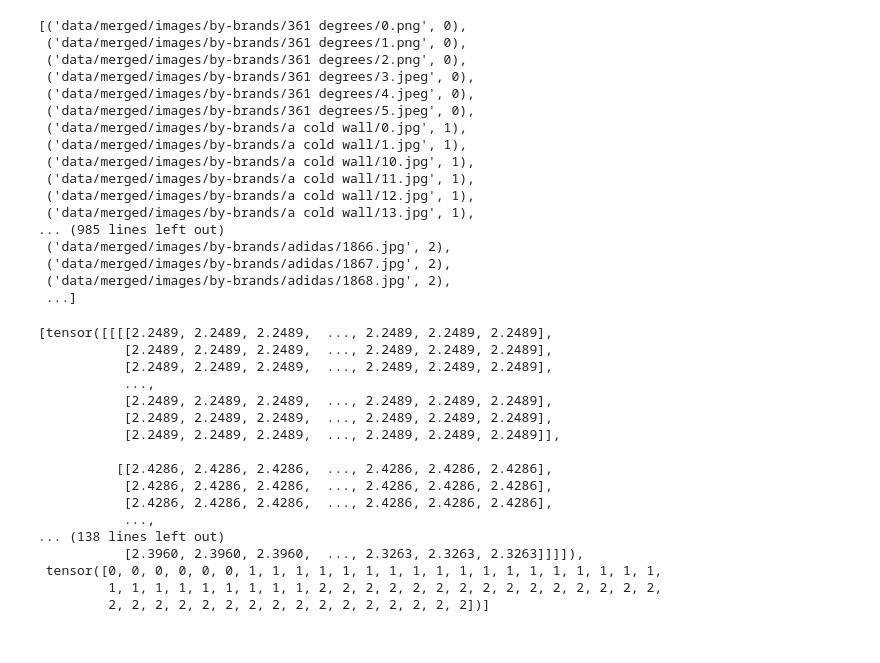
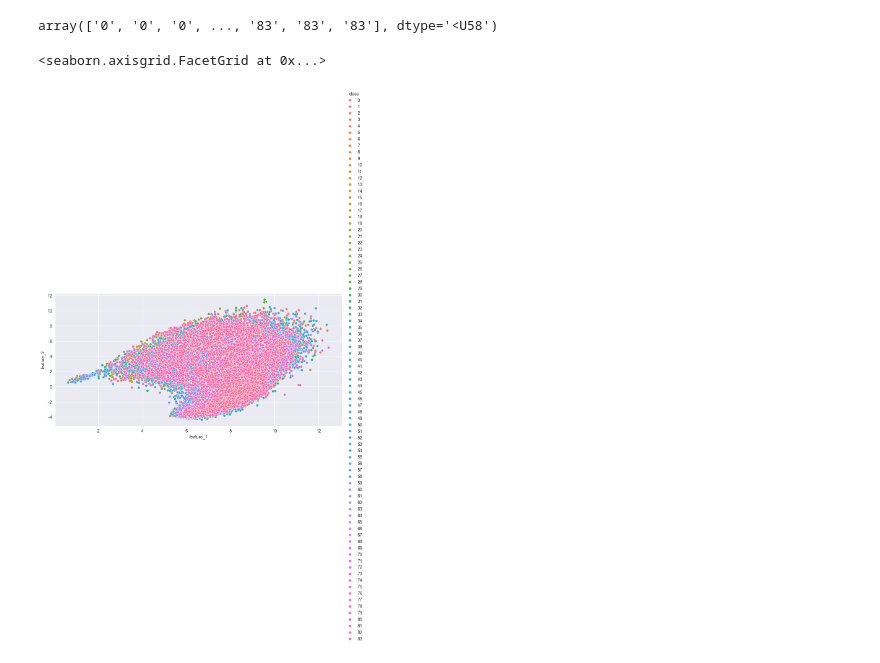
Before and after one commit to miem-refugees/sneakers-ml, a Jupyter notebook: notebooks/features/resnet152.ipynb, the cells around one changed output. Saved outputs shown, nothing was run; the diff lists cells and outputs as text; code cells hidden in the pictures.

Commit message:
Resnet features

```diff
--- a/notebooks/features/resnet152.ipynb
+++ b/notebooks/features/resnet152.ipynb
@@ -87,40 +7,29 @@ dataloader = DataLoader(
-# %%
-dataset.imgs
-# %% [output]
-[('data/merged/images/by-brands/361 degrees/0.png', 0),
- ('data/merged/images/by-brands/361 degrees/1.png', 0),
- ('data/merged/images/by-brands/361 degrees/2.png', 0),
- ('data/merged/images/by-brands/361 degrees/3.jpeg', 0),
- ('data/merged/images/by-brands/361 degrees/4.jpeg', 0),
- ('data/merged/images/by-brands/361 degrees/5.jpeg', 0),
- ('data/merged/images/by-brands/a cold wall/0.jpg', 1),
- ('data/merged/images/by-brands/a cold wall/1.jpg', 1),
- ('data/merged/images/by-brands/a cold wall/10.jpg', 1),
- ('data/merged/images/by-brands/a cold wall/11.jpg', 1),
- ('data/merged/images/by-brands/a cold wall/12.jpg', 1),
- ('data/merged/images/by-brands/a cold wall/13.jpg', 1),
-... (985 lines left out)
- ('data/merged/images/by-brands/adidas/1866.jpg', 2),
- ('data/merged/images/by-brands/adidas/1867.jpg', 2),
- ('data/merged/images/by-brands/adidas/1868.jpg', 2),
- ...]
-# %%
-next(iter(dataloader))
-# %% [output]
-[tensor([[[[2.2489, 2.2489, 2.2489,  ..., 2.2489, 2.2489, 2.2489],
-           [2.2489, 2.2489, 2.2489,  ..., 2.2489, 2.2489, 2.2489],
-           [2.2489, 2.2489, 2.2489,  ..., 2.2489, 2.2489, 2.2489],
-           ...,
-           [2.2489, 2.2489, 2.2489,  ..., 2.2489, 2.2489, 2.2489],
-           [2.2489, 2.2489, 2.2489,  ..., 2.2489, 2.2489, 2.2489],
-           [2.2489, 2.2489, 2.2489,  ..., 2.2489, 2.2489, 2.2489]],
-
-          [[2.4286, 2.4286, 2.4286,  ..., 2.4286, 2.4286, 2.4286],
-           [2.4286, 2.4286, 2.4286,  ..., 2.4286, 2.4286, 2.4286],
-           [2.4286, 2.4286, 2.4286,  ..., 2.4286, 2.4286, 2.4286],
-           ...,
-... (138 lines left out)
-           [2.3960, 2.3960, 2.3960,  ..., 2.3263, 2.3263, 2.3263]]]]),
- tensor([0, 0, 0, 0, 0, 0, 1, 1, 1, 1, 1, 1, 1, 1, 1, 1, 1, 1, 1, 1, 1, 1, 1, 1,
-         1, 1, 1, 1, 1, 1, 1, 1, 1, 2, 2, 2, 2, 2, 2, 2, 2, 2, 2, 2, 2, 2, 2, 2,
-         2, 2, 2, 2, 2, 2, 2, 2, 2, 2, 2, 2, 2, 2, 2, 2])]
+# %%
+import numpy as np
+import pandas as pd
+from src.features.resnet152 import get_resnet152_features
+from sklearn.decomposition import TruncatedSVD
+from sklearn.manifold import TSNE
+import seaborn as sns
+from sklearn.decomposition import PCA
+
+
+def create_dataset(features_, classes_):
+    df = pd.DataFrame(np.concatenate([features_, classes_.reshape(-1, 1)], axis=1),
+                      columns=["feature_1", "feature_2", "class"])
+    df["feature_1"] = pd.to_numeric(df["feature_1"])
+    df["feature_2"] = pd.to_numeric(df["feature_2"])
+    return df
+# %%
+features, classes = get_resnet152_features("data/merged/images/by-brands")
+# %%
+idx_classes = classes[:, 1]
+idx_classes
+# %% [output]
+array(['0', '0', '0', ..., '83', '83', '83'], dtype='<U58')
+# %%
+SVD_2 = TruncatedSVD(n_components=2).fit_transform(features)
+sns.relplot(data=create_dataset(SVD_2, idx_classes), x="feature_1", y="feature_2", hue="class", aspect=2)
+# %% [output]
+<seaborn.axisgrid.FacetGrid at 0x...>
+[figure, added]
```
Also changed, not shown: parts of 8 cells of this notebook, 2 other files.
